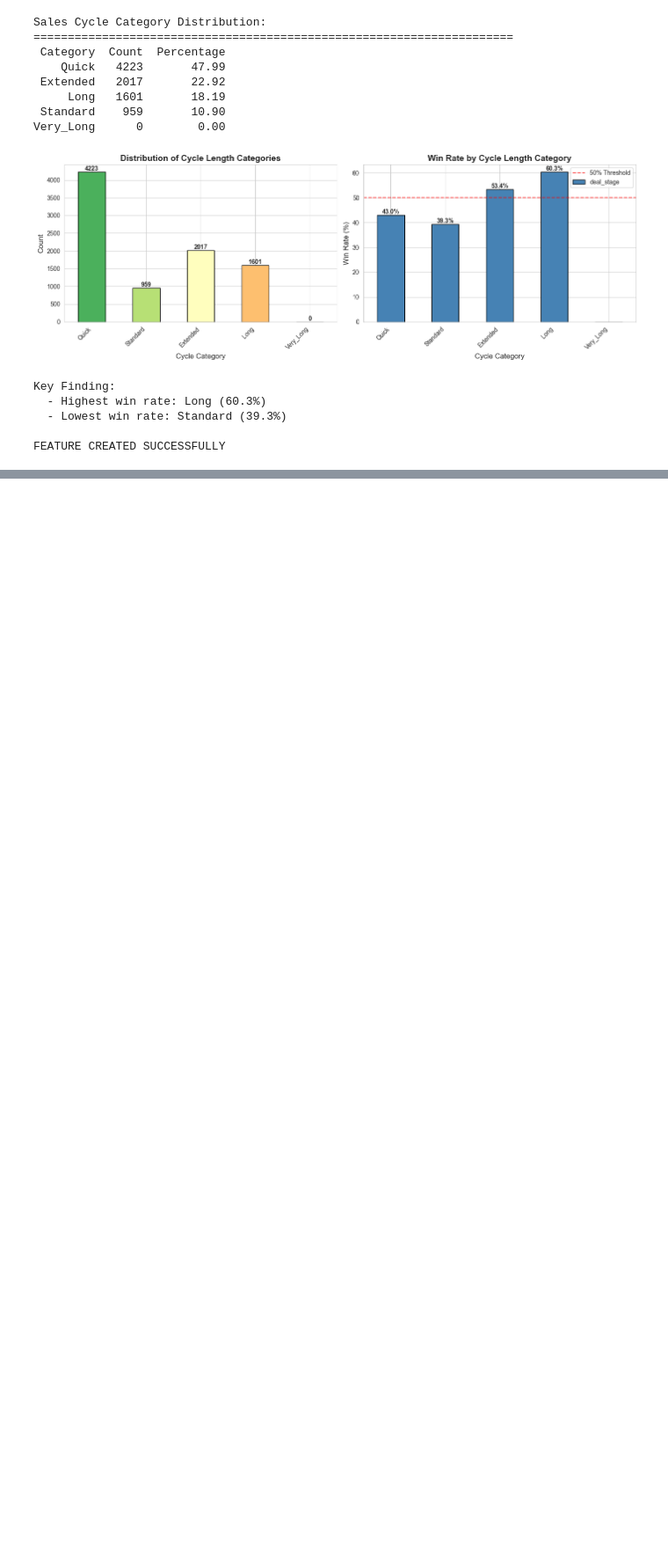
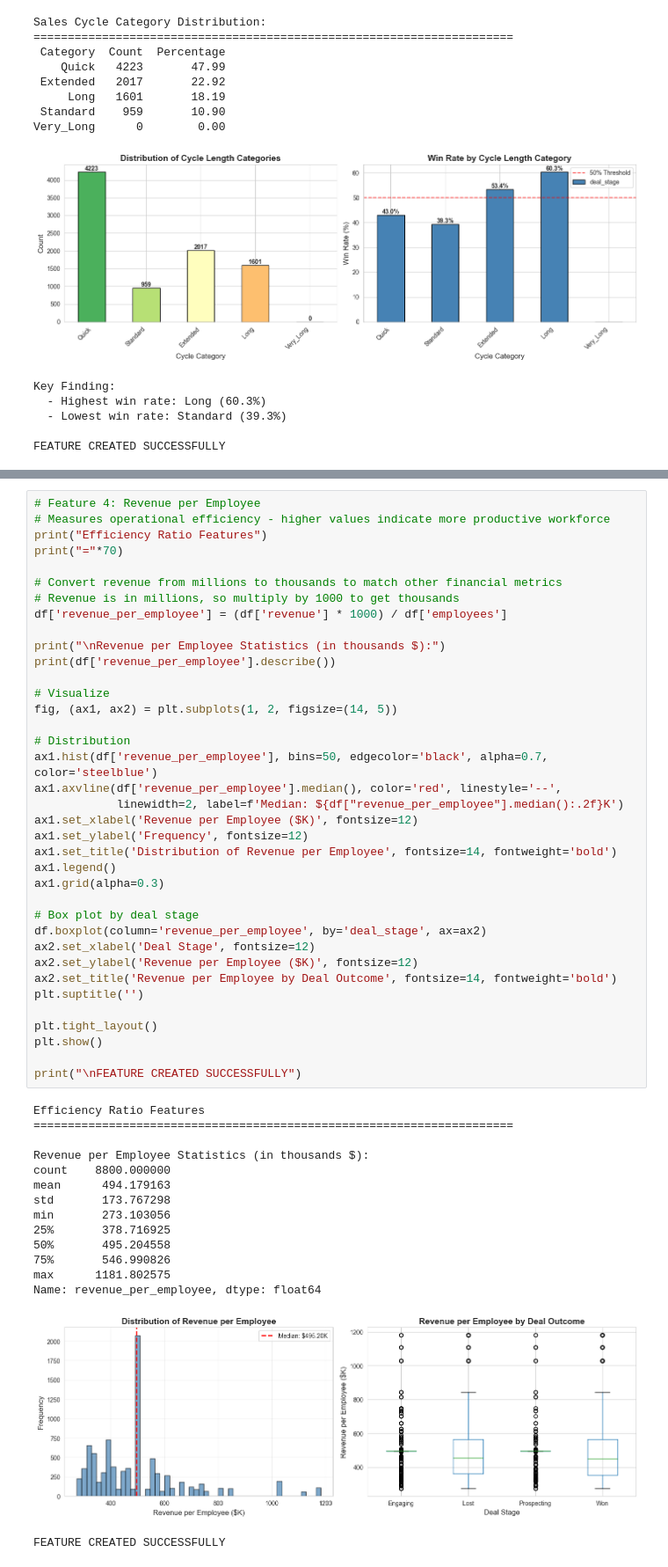
Before and after one commit to Pawan-Bhandari-1164198/1164198, a Jupyter notebook: assignment-3.ipynb, the cells around one changed output, grey strips where cells are left out. Shown at 88% size. Drawn from its saved outputs; the diff is of its cells as text; blank space fills up the shorter version.

```diff
--- a/assignment-3.ipynb
+++ b/assignment-3.ipynb
@@ -616,0 +628,53 @@ A total of 10 features were created based on time based properties. The followin
+# %%
+# Feature 4: Revenue per Employee
+# Measures operational efficiency - higher values indicate more productive workforce
+print("Efficiency Ratio Features")
+print("="*70)
+
+# Convert revenue from millions to thousands to match other financial metrics
+# Revenue is in millions, so multiply by 1000 to get thousands
+df['revenue_per_employee'] = (df['revenue'] * 1000) / df['employees']
+
+print("\nRevenue per Employee Statistics (in thousands $):")
+print(df['revenue_per_employee'].describe())
+
+# Visualize
+fig, (ax1, ax2) = plt.subplots(1, 2, figsize=(14, 5))
+
+# Distribution
+ax1.hist(df['revenue_per_employee'], bins=50, edgecolor='black', alpha=0.7, color='steelblue')
+ax1.axvline(df['revenue_per_employee'].median(), color='red', linestyle='--',
+            linewidth=2, label=f'Median: ${df["revenue_per_employee"].median():.2f}K')
+ax1.set_xlabel('Revenue per Employee ($K)', fontsize=12)
+ax1.set_ylabel('Frequency', fontsize=12)
+ax1.set_title('Distribution of Revenue per Employee', fontsize=14, fontweight='bold')
+ax1.legend()
+ax1.grid(alpha=0.3)
+
+# Box plot by deal stage
+df.boxplot(column='revenue_per_employee', by='deal_stage', ax=ax2)
+ax2.set_xlabel('Deal Stage', fontsize=12)
+ax2.set_ylabel('Revenue per Employee ($K)', fontsize=12)
+ax2.set_title('Revenue per Employee by Deal Outcome', fontsize=14, fontweight='bold')
+plt.suptitle('')
+
+plt.tight_layout()
+plt.show()
+
+print("\nFEATURE CREATED SUCCESSFULLY")
+# %% [output]
+Efficiency Ratio Features
+======================================================================
+
+Revenue per Employee Statistics (in thousands $):
+count    8800.000000
+mean      494.179163
+std       173.767298
+min       273.103056
+25%       378.716925
+50%       495.204558
+75%       546.990826
+max      1181.802575
+Name: revenue_per_employee, dtype: float64
+[figure, added]
+FEATURE CREATED SUCCESSFULLY
```
Also changed, not shown: parts of 15 cells of this notebook.
